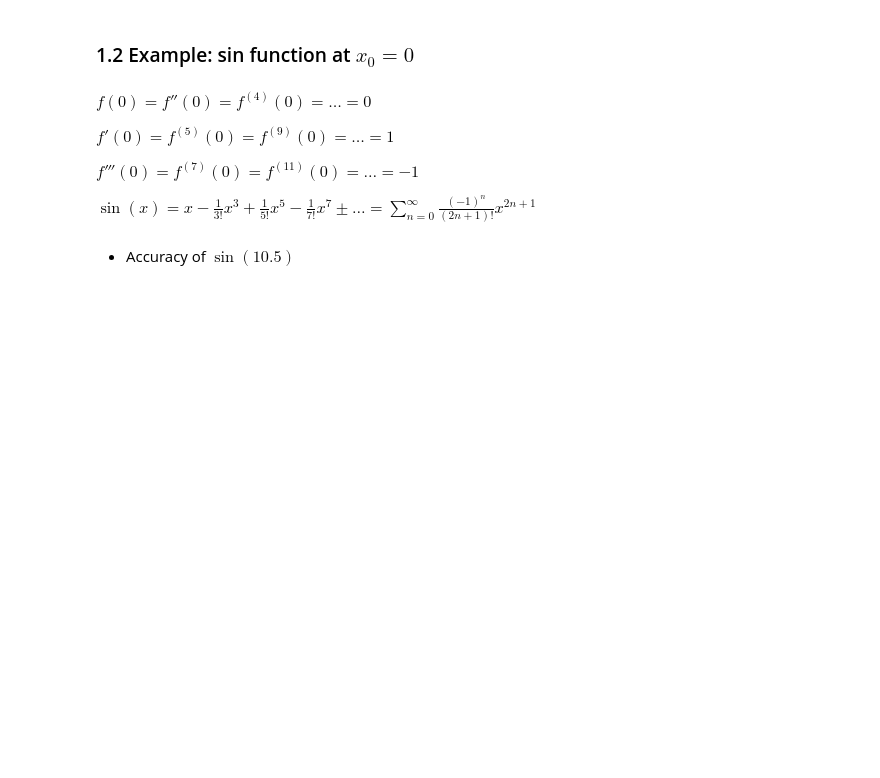
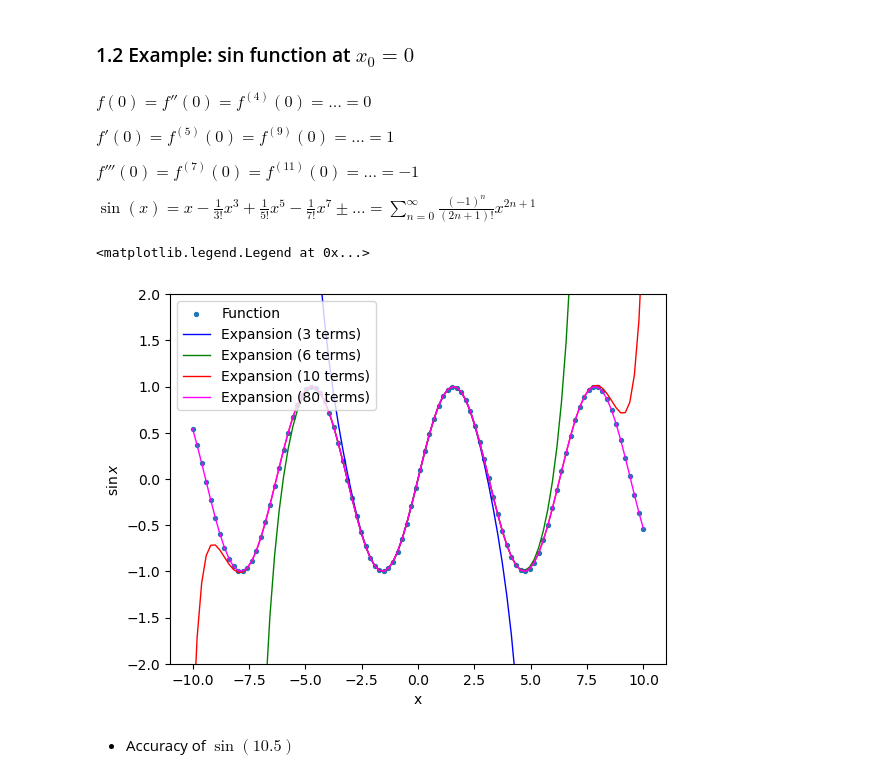
Before and after one commit to sage2003/Scientific-Computation-Udemy, a Jupyter notebook: Data Interpolation.ipynb, the cells around one changed output. Drawn from its saved outputs; the diff is of its cells as text; code cells hidden in the pictures; blank space fills up the shorter version.

```diff
--- a/Data Interpolation.ipynb
+++ b/Data Interpolation.ipynb
@@ -49,6 +49,27 @@ plt.legend()
 \\( f'''(0) = f^{(7)}(0) = f^{(11)}(0) = \dots = -1 \\)
 
 \\( \sin(x) = x - \frac{1}{3!}x^3 + \frac{1}{5!}x^5  - \frac{1}{7!}x^7 \pm \dots = \sum_{n=0}^\infty \frac{(-1)^n}{(2n+1)!}x^{2n+1}\\)
+# %%
+def sinTaylor(x, nmax):
+    t=0
+    for n in range (nmax+1):
+        t = t + (-1)**n * x**(2*n + 1) / np.math.factorial(2*n + 1)
+    return t
+# %%
+x_list = np.linspace(-10, 10, 100)
+y_list = np.sin(x_list)
+plt.ylim([-2,2])
+plt.scatter(x_list, y_list, s=8, marker='o', label='Function')
+plt.xlabel('x')
+plt.ylabel(r'$\sin x$')
+plt.plot(x_list, sinTaylor(x_list, 3), 'blue', lw=1, label='Expansion (3 terms)')
+plt.plot(x_list, sinTaylor(x_list, 6), 'green', lw=1, label='Expansion (6 terms)')
+plt.plot(x_list, sinTaylor(x_list, 10), 'red', lw=1, label='Expansion (10 terms)')
+plt.plot(x_list, sinTaylor(x_list, 80), 'magenta', lw=1, label='Expansion (80 terms)')
+plt.legend()
+# %% [output]
+<matplotlib.legend.Legend at 0x...>
+[figure, added]
 # %% [markdown]
 - Accuracy of \\( \sin(10.5) \\)
 # %% [markdown]
```
